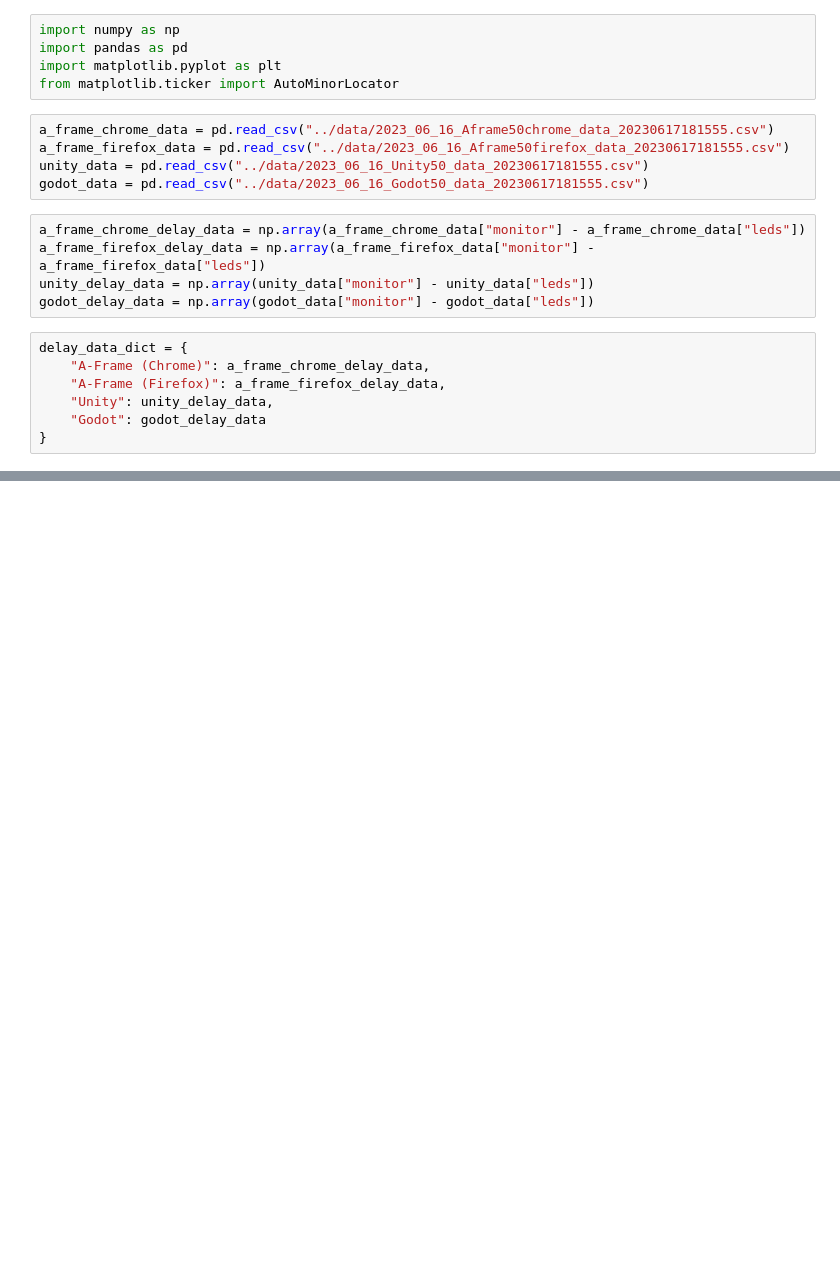
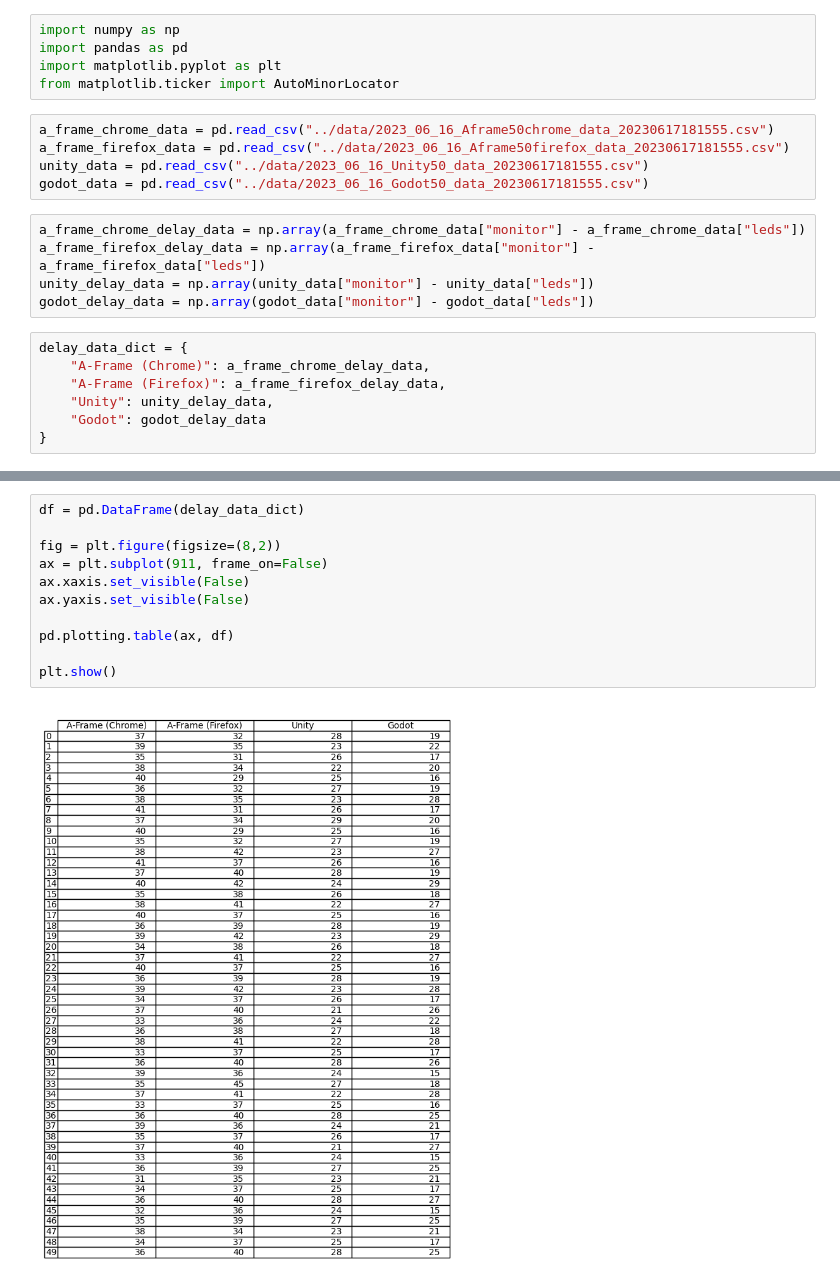
Before and after one commit to CengoleFHV/videos-to-data-computer-vision-openCV, a Jupyter notebook: data-vis/data_vis.ipynb, the cells around one changed output, grey strips where cells are left out. Drawn from its saved outputs; the diff is of its cells as text; blank space fills up the shorter version.

```diff
--- a/data-vis/data_vis.ipynb
+++ b/data-vis/data_vis.ipynb
@@ -42,0 +43,13 @@ plt.show()
+# %%
+df = pd.DataFrame(delay_data_dict)
+
+fig = plt.figure(figsize=(8,2))
+ax = plt.subplot(911, frame_on=False)
+ax.xaxis.set_visible(False)
+ax.yaxis.set_visible(False)
+
+pd.plotting.table(ax, df)
+
+plt.show()
+# %% [output]
+[figure, added]
```
Also changed, not shown: parts of 2 cells of this notebook.
